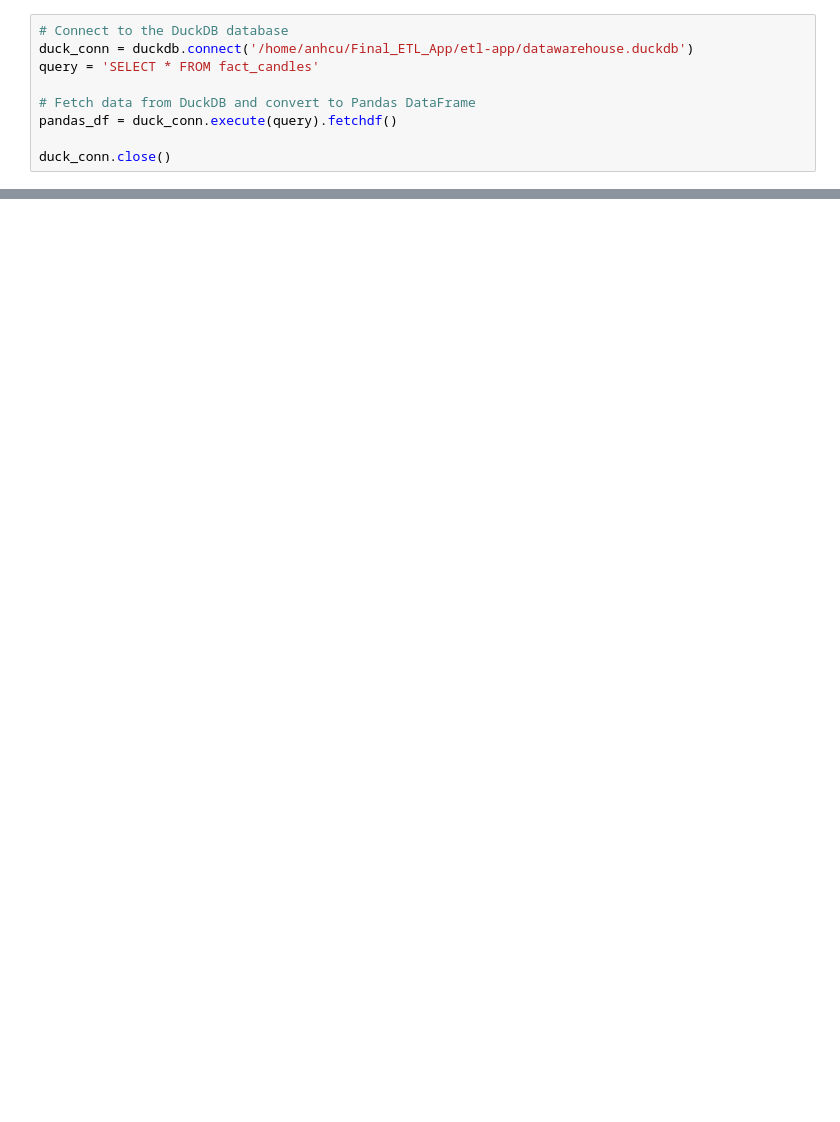
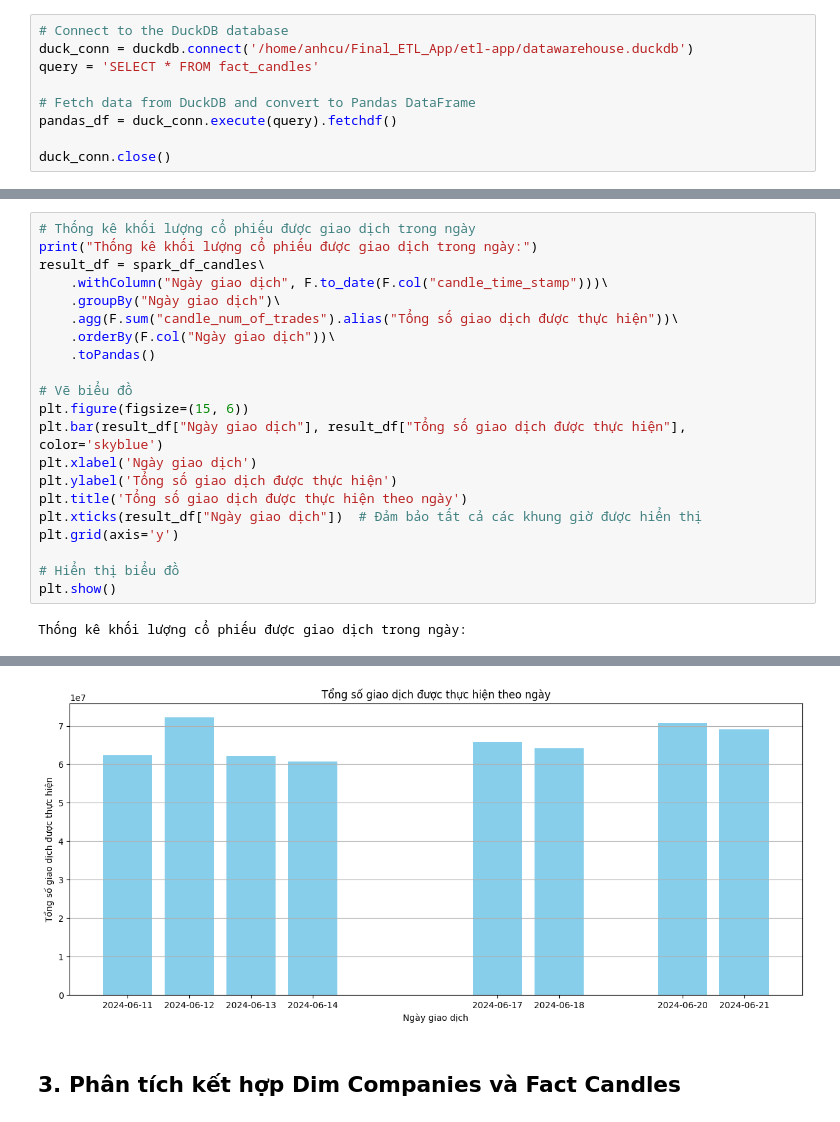
Before and after one commit to huylenhat0909/Final_ETL_App, a Jupyter notebook: etl-app/notebook/analyse.ipynb, the cells around one changed output, grey strips where cells are left out. Cells and saved outputs as stored; diff of their text form; blank space fills up the shorter version.

```diff
--- a/etl-app/notebook/analyse.ipynb
+++ b/etl-app/notebook/analyse.ipynb
@@ -378,0 +413,23 @@ spark_df_candles\
+# %%
+# Thống kê khối lượng cổ phiếu được giao dịch trong ngày
+print("Thống kê khối lượng cổ phiếu được giao dịch trong ngày:")
+result_df = spark_df_candles\
+    .withColumn("Ngày giao dịch", F.to_date(F.col("candle_time_stamp")))\
+    .groupBy("Ngày giao dịch")\
+    .agg(F.sum("candle_num_of_trades").alias("Tổng số giao dịch được thực hiện"))\
+    .orderBy(F.col("Ngày giao dịch"))\
+    .toPandas()
+
+# Vẽ biểu đồ
+plt.figure(figsize=(15, 6))
+plt.bar(result_df["Ngày giao dịch"], result_df["Tổng số giao dịch được thực hiện"], color='skyblue')
+plt.xlabel('Ngày giao dịch')
+plt.ylabel('Tổng số giao dịch được thực hiện')
+plt.title('Tổng số giao dịch được thực hiện theo ngày')
+plt.xticks(result_df["Ngày giao dịch"])  # Đảm bảo tất cả các khung giờ được hiển thị
+plt.grid(axis='y')
+
+# Hiển thị biểu đồ
+plt.show()
+# %% [output]
+Thống kê khối lượng cổ phiếu được giao dịch trong ngày:
@@ -379,3 +437,6 @@ spark_df_candles\
+[figure, added]
+# %% [markdown]
+## 3. Phân tích kết hợp Dim Companies và Fact Candles
 # %%
 # Kết hợp hai bảng dựa trên company_id và candle_company_id
 joined_df = spark_df_candles.join(spark_df_companies_filtered, spark_df_candles.candle_company_id == spark_df_companies_filtered.company_id)
```
Also changed, not shown: parts of 33 cells of this notebook.
